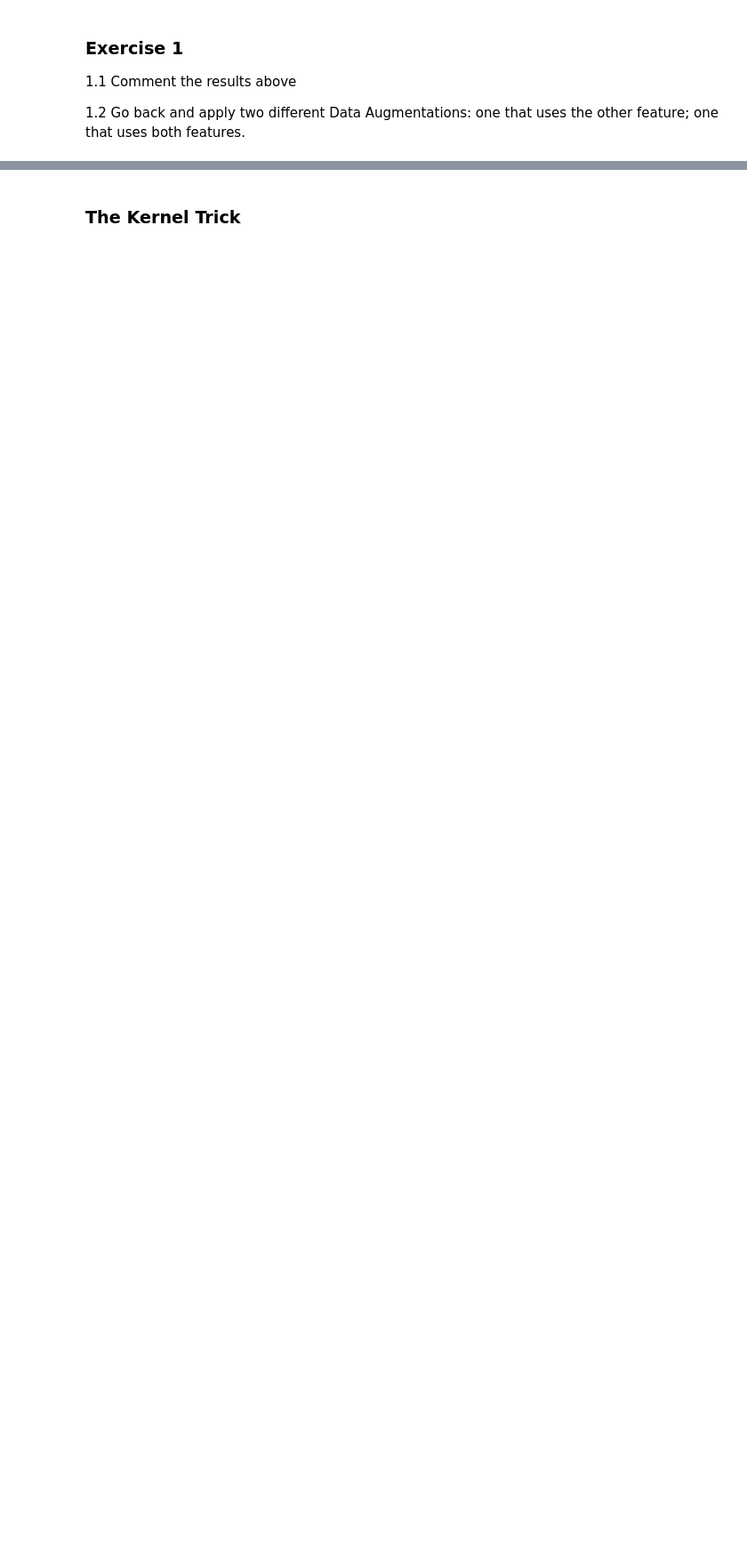
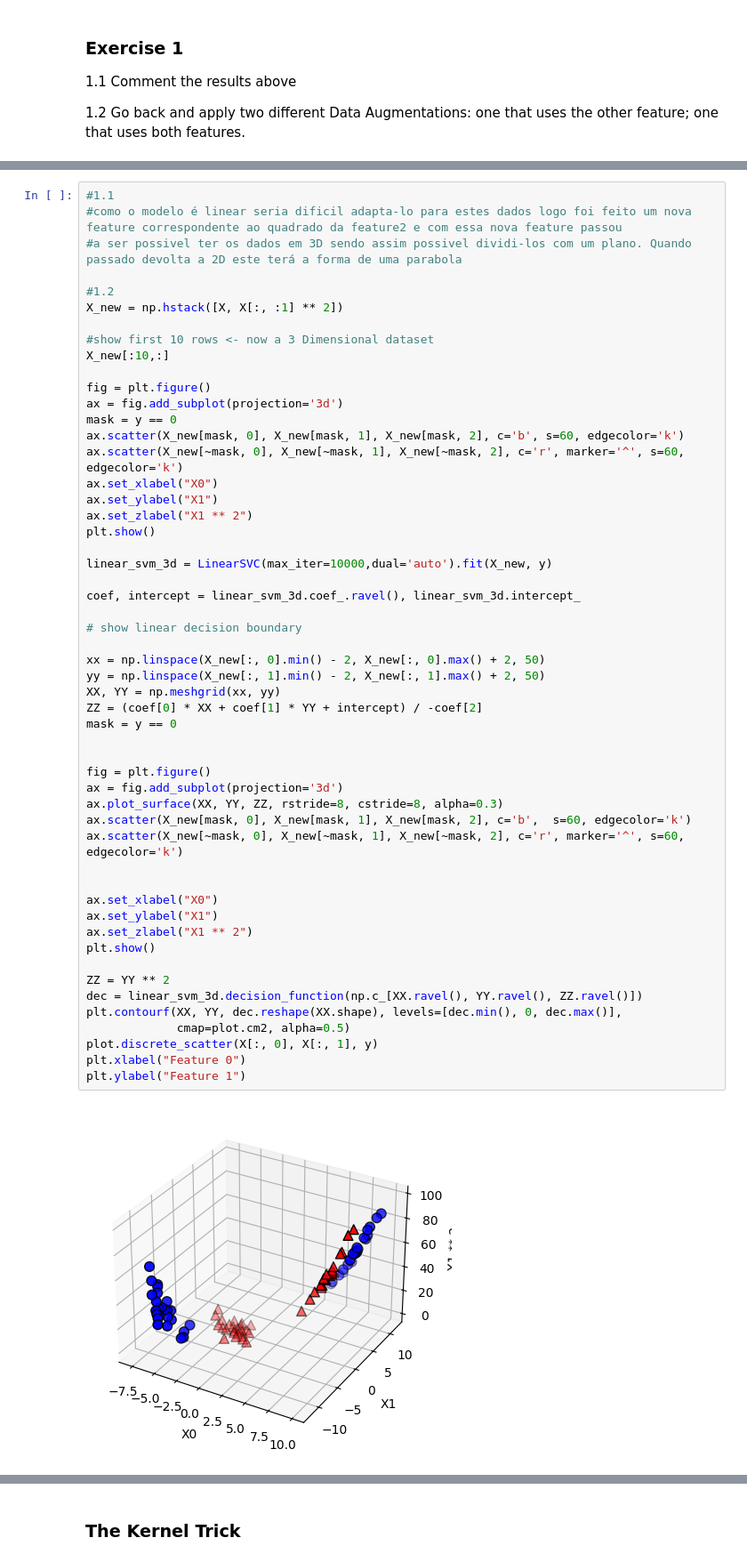
Before and after one commit to 4Sparkz/EC, a Jupyter notebook: TP07/EC_2324_TP07.ipynb, the cells around one changed output, grey strips where cells are left out. Shown at 89% size. Cells and saved outputs as stored; diff of their text form; blank space fills up the shorter version.

```diff
--- a/TP07/EC_2324_TP07.ipynb
+++ b/TP07/EC_2324_TP07.ipynb
@@ -365,0 +364,55 @@ Text(0, 0.5, 'Feature 1')
+# %%
+#1.1
+#como o modelo é linear seria dificil adapta-lo para estes dados logo foi feito um nova feature correspondente ao quadrado da feature2 e com essa nova feature passou
+#a ser possivel ter os dados em 3D sendo assim possivel dividi-los com um plano. Quando passado devolta a 2D este terá a forma de uma parabola
+
+#1.2
+X_new = np.hstack([X, X[:, :1] ** 2])
+
+#show first 10 rows <- now a 3 Dimensional dataset
+X_new[:10,:]
+
+fig = plt.figure()
+ax = fig.add_subplot(projection='3d')
+mask = y == 0
+ax.scatter(X_new[mask, 0], X_new[mask, 1], X_new[mask, 2], c='b', s=60, edgecolor='k')
+ax.scatter(X_new[~mask, 0], X_new[~mask, 1], X_new[~mask, 2], c='r', marker='^', s=60, edgecolor='k')
+ax.set_xlabel("X0")
+ax.set_ylabel("X1")
+ax.set_zlabel("X1 ** 2")
+plt.show()
+
+linear_svm_3d = LinearSVC(max_iter=10000,dual='auto').fit(X_new, y)
+
+coef, intercept = linear_svm_3d.coef_.ravel(), linear_svm_3d.intercept_
+
+# show linear decision boundary
+
+xx = np.linspace(X_new[:, 0].min() - 2, X_new[:, 0].max() + 2, 50)
+yy = np.linspace(X_new[:, 1].min() - 2, X_new[:, 1].max() + 2, 50)
+XX, YY = np.meshgrid(xx, yy)
+ZZ = (coef[0] * XX + coef[1] * YY + intercept) / -coef[2]
+mask = y == 0
+
+
+fig = plt.figure()
+ax = fig.add_subplot(projection='3d')
+ax.plot_surface(XX, YY, ZZ, rstride=8, cstride=8, alpha=0.3)
+ax.scatter(X_new[mask, 0], X_new[mask, 1], X_new[mask, 2], c='b',  s=60, edgecolor='k')
+ax.scatter(X_new[~mask, 0], X_new[~mask, 1], X_new[~mask, 2], c='r', marker='^', s=60, edgecolor='k')
+
+
+ax.set_xlabel("X0")
+ax.set_ylabel("X1")
+ax.set_zlabel("X1 ** 2")
+plt.show()
+
+ZZ = YY ** 2
+dec = linear_svm_3d.decision_function(np.c_[XX.ravel(), YY.ravel(), ZZ.ravel()])
+plt.contourf(XX, YY, dec.reshape(XX.shape), levels=[dec.min(), 0, dec.max()],
+             cmap=plot.cm2, alpha=0.5)
+plot.discrete_scatter(X[:, 0], X[:, 1], y)
+plt.xlabel("Feature 0")
+plt.ylabel("Feature 1")
+# %% [output]
+[figure, added]
```
Also changed, not shown: parts of 8 cells of this notebook.
